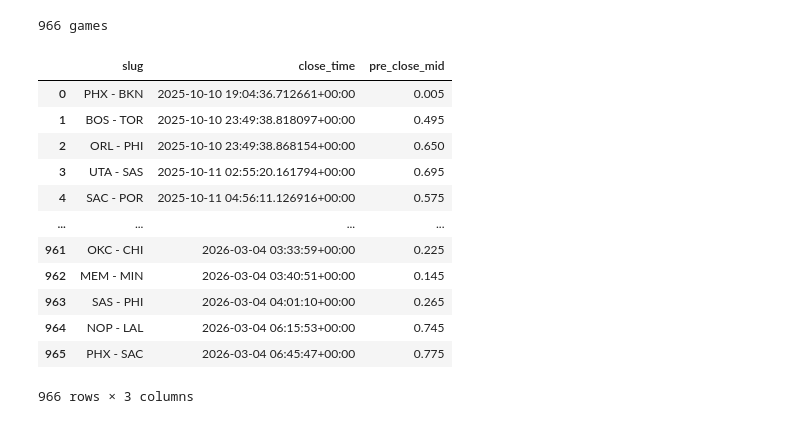
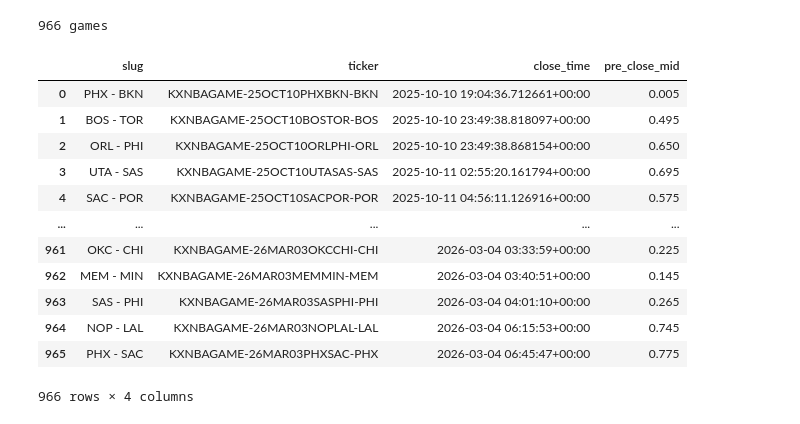
Before and after one commit to UChicago-FinMath-collection/ML-for-finance-project, a Jupyter notebook: parser.ipynb, the cells around one changed output. Cells and saved outputs as stored; diff of their text form; code cells hidden in the pictures.

```diff
--- a/parser.ipynb
+++ b/parser.ipynb
@@ -211,27 +211,27 @@ Saved 966 games and 51967 candle rows to /Users/olegglotov/Documents/CHICAGO cod
+# %%
+PROJECT_DIR = Path().resolve()
+DATA_DIR = PROJECT_DIR / "data"
+
+summary = pd.read_parquet(DATA_DIR / "summary.parquet")
+candles = pd.read_parquet(DATA_DIR / "candles.parquet")
 # %%
-# --- Step 3: Summary DataFrame ---
-summary = pd.DataFrame([{
-    "slug":           g["slug"],
-    "close_time":     g["close_time"],
-    "pre_close_mid":  g["pre_close_mid"],
-} for g in games])
-
+# --- Step 3: Summary DataFrame (loaded from parquet) ---
 summary["close_time"] = pd.to_datetime(summary["close_time"], format="ISO8601", utc=True)
 summary = summary.sort_values("close_time").reset_index(drop=True)
 print(f"{len(summary)} games")
 summary
 # %% [output]
 966 games
-|  | slug | close_time | pre_close_mid |
-| 0 | PHX - BKN | 2025-10-10 19:04:36.712661+00:00 | 0.005 |
-| 1 | BOS - TOR | 2025-10-10 23:49:38.818097+00:00 | 0.495 |
-| 2 | ORL - PHI | 2025-10-10 23:49:38.868154+00:00 | 0.650 |
-| 3 | UTA - SAS | 2025-10-11 02:55:20.161794+00:00 | 0.695 |
-| 4 | SAC - POR | 2025-10-11 04:56:11.126916+00:00 | 0.575 |
-| ... | ... | ... | ... |
-| 961 | OKC - CHI | 2026-03-04 03:33:59+00:00 | 0.225 |
-| 962 | MEM - MIN | 2026-03-04 03:40:51+00:00 | 0.145 |
-| 963 | SAS - PHI | 2026-03-04 04:01:10+00:00 | 0.265 |
-| 964 | NOP - LAL | 2026-03-04 06:15:53+00:00 | 0.745 |
-| 965 | PHX - SAC | 2026-03-04 06:45:47+00:00 | 0.775 |
+|  | slug | ticker | close_time | pre_close_mid |
+| 0 | PHX - BKN | KXNBAGAME-25OCT10PHXBKN-BKN | 2025-10-10 19:04:36.712661+00:00 | 0.005 |
+| 1 | BOS - TOR | KXNBAGAME-25OCT10BOSTOR-BOS | 2025-10-10 23:49:38.818097+00:00 | 0.495 |
+| 2 | ORL - PHI | KXNBAGAME-25OCT10ORLPHI-ORL | 2025-10-10 23:49:38.868154+00:00 | 0.650 |
+| 3 | UTA - SAS | KXNBAGAME-25OCT10UTASAS-SAS | 2025-10-11 02:55:20.161794+00:00 | 0.695 |
+| 4 | SAC - POR | KXNBAGAME-25OCT10SACPOR-POR | 2025-10-11 04:56:11.126916+00:00 | 0.575 |
+| ... | ... | ... | ... | ... |
+| 961 | OKC - CHI | KXNBAGAME-26MAR03OKCCHI-CHI | 2026-03-04 03:33:59+00:00 | 0.225 |
+| 962 | MEM - MIN | KXNBAGAME-26MAR03MEMMIN-MEM | 2026-03-04 03:40:51+00:00 | 0.145 |
+| 963 | SAS - PHI | KXNBAGAME-26MAR03SASPHI-PHI | 2026-03-04 04:01:10+00:00 | 0.265 |
+| 964 | NOP - LAL | KXNBAGAME-26MAR03NOPLAL-LAL | 2026-03-04 06:15:53+00:00 | 0.745 |
+| 965 | PHX - SAC | KXNBAGAME-26MAR03PHXSAC-PHX | 2026-03-04 06:45:47+00:00 | 0.775 |
-966 rows × 3 columns
+966 rows × 4 columns
```
Also changed, not shown: parts of 4 cells of this notebook.
